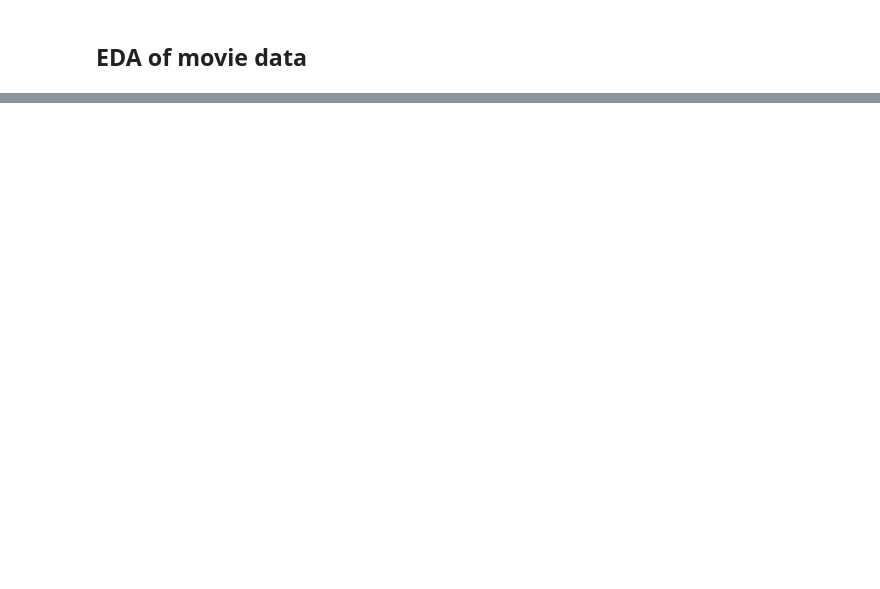
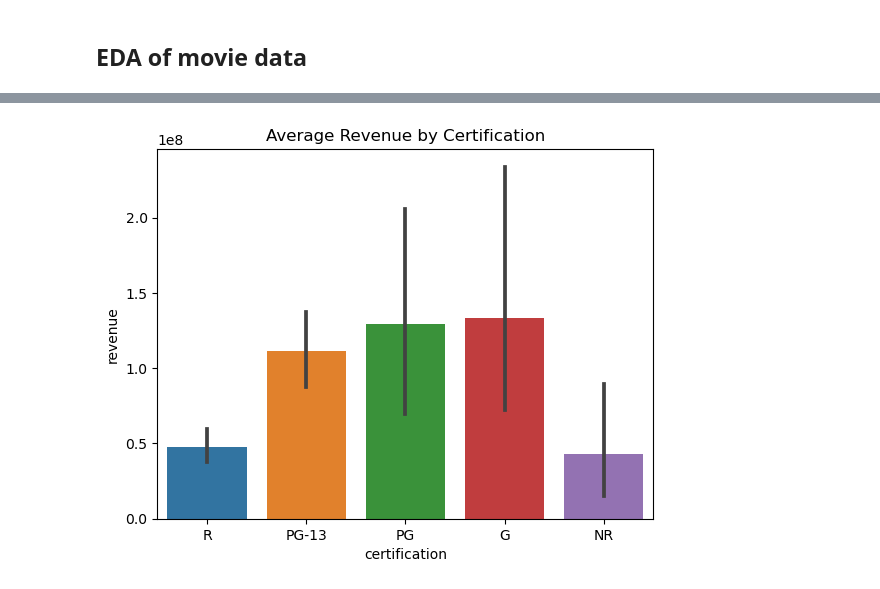
Before and after one commit to kassiedancer92/IDBM_Project3, a Jupyter notebook: Part 2.2 Movie EDA.ipynb, the cells around one changed output, grey strips where cells are left out. Saved outputs shown, nothing was run; the diff lists cells and outputs as text; code cells hidden in the pictures; blank space fills up the shorter version.

```diff
--- a/Part 2.2 Movie EDA.ipynb
+++ b/Part 2.2 Movie EDA.ipynb
@@ -37,0 +151,6 @@ memory usage: 48.0 bytes
+# %%
+#Create barplot of average revenue by certification
+ax = sns.barplot(data = df_final, x= 'certification', y= 'revenue', order = value_counts.index)
+ax.set_title('Average Revenue by Certification');
+# %% [output]
+[figure, added]
```
Also changed, not shown: parts of 14 cells of this notebook, 3 other files.
